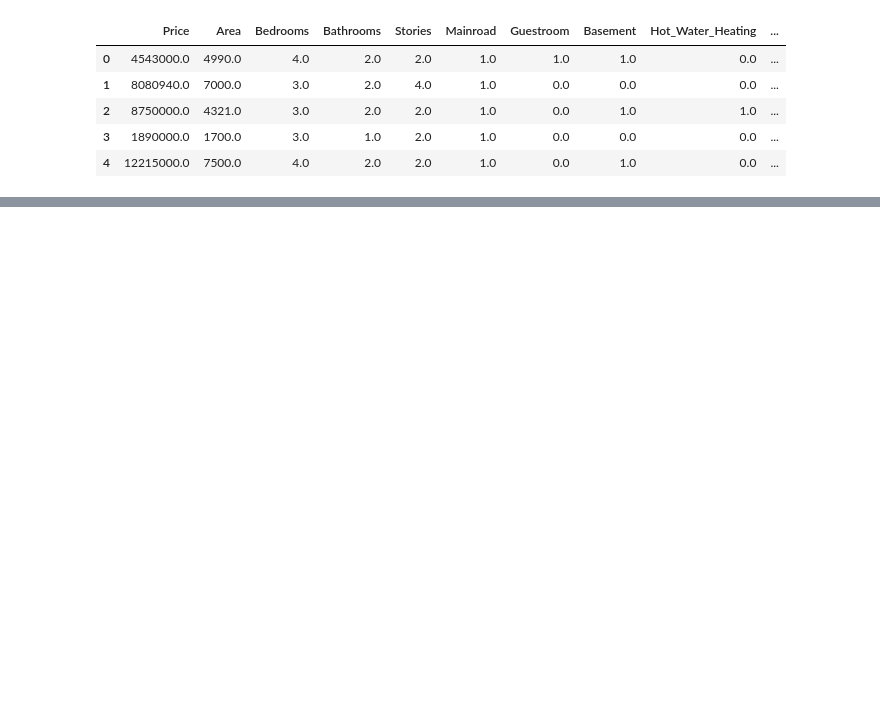
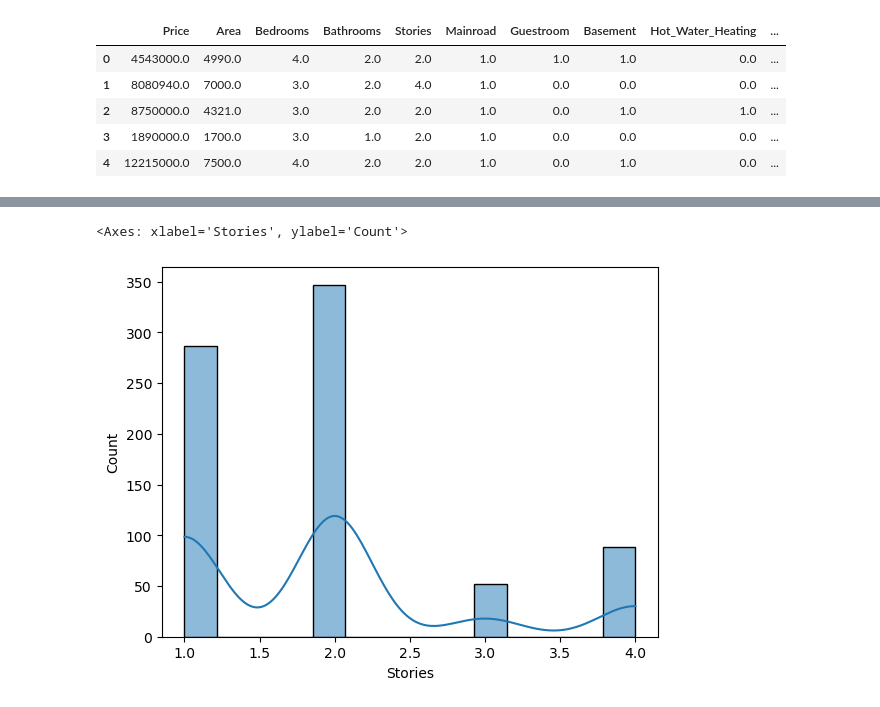
Before and after one commit to ThibaudGENEL/HousingPrice, a Jupyter notebook: notebookThib.ipynb, the cells around one changed output, grey strips where cells are left out. Drawn from its saved outputs; the diff is of its cells as text; code cells hidden in the pictures; blank space fills up the shorter version.

```diff
--- a/notebookThib.ipynb
+++ b/notebookThib.ipynb
@@ -115,0 +85,5 @@ df["Area"].isna().sum()
+# %%
+sns.histplot(df["Stories"], kde= True)
+# %% [output]
+<Axes: xlabel='Stories', ylabel='Count'>
+[figure, added]
```
Also changed, not shown: parts of 20 cells of this notebook.
